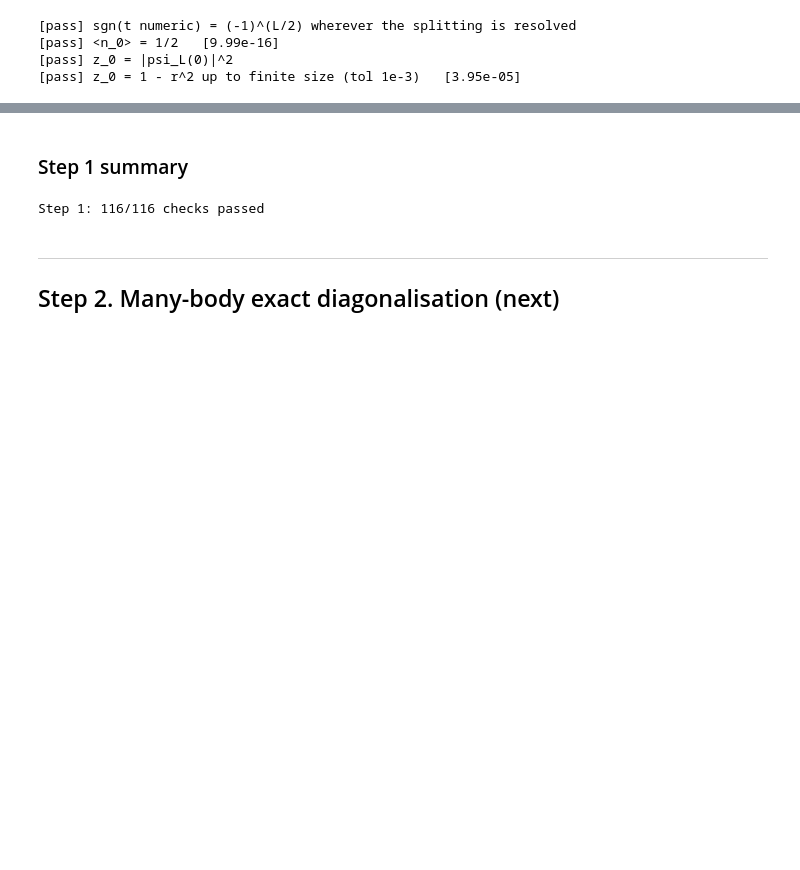
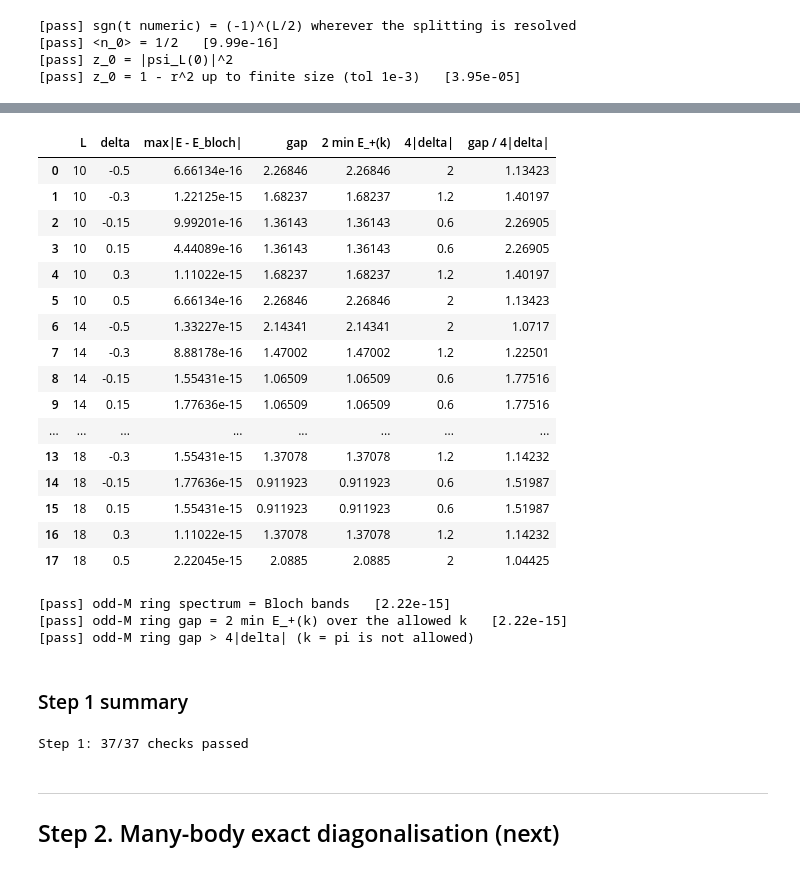
Before and after one commit to kavish707/ssh-model-project, a Jupyter notebook: project_A.ipynb, the cells around one changed output, grey strips where cells are left out. Saved outputs shown, nothing was run; the diff lists cells and outputs as text; code cells hidden in the pictures; blank space fills up the shorter version.

```diff
--- a/project_A.ipynb
+++ b/project_A.ipynb
@@ -555,13 +615,51 @@ check("z_0 = 1 - r^2 up to finite size (tol 1e-3)", np.max(np.abs(bench.z_0 - be
+# %%
+rows = []
+for L in L_RING_ODD:
+    k = 2 * np.pi * np.arange(L // 2) / (L // 2)
+    for delta in DELTA_LIST:
+        E = np.sort(np.linalg.eigvalsh(hopping_matrix(L, delta, periodic=True)))
+        Em, Ep = bloch_bands(k, delta)
+        rows.append({"L": L, "delta": delta, "max|E - E_bloch|": np.max(np.abs(E - np.sort(np.concatenate([Em, Ep])))),
+                     "gap": 2 * E[E > 0].min(), "2 min E_+(k)": 2 * Ep.min(), "4|delta|": 4 * abs(delta)})
+ring_odd = pd.DataFrame(rows)
+ring_odd["gap / 4|delta|"] = ring_odd.gap / ring_odd["4|delta|"]
+display(ring_odd)
+
+check("odd-M ring spectrum = Bloch bands", ring_odd["max|E - E_bloch|"].max() < 1e-12, ring_odd["max|E - E_bloch|"].max())
+dev = np.max(np.abs(ring_odd.gap - ring_odd["2 min E_+(k)"]))
+check("odd-M ring gap = 2 min E_+(k) over the allowed k", dev < 1e-12, dev)
+check("odd-M ring gap > 4|delta| (k = pi is not allowed)", all(ring_odd.gap > ring_odd["4|delta|"]))
+# %% [output]
+|  | L | delta | max|E - E_bloch| | gap | 2 min E_+(k) | 4|delta| | gap / 4|delta| |
+| 0 | 10 | -0.5 | 6.66134e-16 | 2.26846 | 2.26846 | 2 | 1.13423 |
+| 1 | 10 | -0.3 | 1.22125e-15 | 1.68237 | 1.68237 | 1.2 | 1.40197 |
+| 2 | 10 | -0.15 | 9.99201e-16 | 1.36143 | 1.36143 | 0.6 | 2.26905 |
+| 3 | 10 | 0.15 | 4.44089e-16 | 1.36143 | 1.36143 | 0.6 | 2.26905 |
+| 4 | 10 | 0.3 | 1.11022e-15 | 1.68237 | 1.68237 | 1.2 | 1.40197 |
+| 5 | 10 | 0.5 | 6.66134e-16 | 2.26846 | 2.26846 | 2 | 1.13423 |
+| 6 | 14 | -0.5 | 1.33227e-15 | 2.14341 | 2.14341 | 2 | 1.0717 |
+| 7 | 14 | -0.3 | 8.88178e-16 | 1.47002 | 1.47002 | 1.2 | 1.22501 |
+| 8 | 14 | -0.15 | 1.55431e-15 | 1.06509 | 1.06509 | 0.6 | 1.77516 |
+| 9 | 14 | 0.15 | 1.77636e-15 | 1.06509 | 1.06509 | 0.6 | 1.77516 |
+| ... | ... | ... | ... | ... | ... | ... | ... |
+| 13 | 18 | -0.3 | 1.55431e-15 | 1.37078 | 1.37078 | 1.2 | 1.14232 |
+| 14 | 18 | -0.15 | 1.77636e-15 | 0.911923 | 0.911923 | 0.6 | 1.51987 |
+| 15 | 18 | 0.15 | 1.55431e-15 | 0.911923 | 0.911923 | 0.6 | 1.51987 |
+| 16 | 18 | 0.3 | 1.11022e-15 | 1.37078 | 1.37078 | 1.2 | 1.14232 |
+| 17 | 18 | 0.5 | 2.22045e-15 | 2.0885 | 2.0885 | 2 | 1.04425 |
+[pass] odd-M ring spectrum = Bloch bands   [2.22e-15]
+[pass] odd-M ring gap = 2 min E_+(k) over the allowed k   [2.22e-15]
+[pass] odd-M ring gap > 4|delta| (k = pi is not allowed)
 # %% [markdown]
 ### Step 1 summary
 # %%
-n_pass = sum(c["pass"] for c in CHECKS)
+n_pass = sum(c["pass"] for c in CHECKS.values())
 print(f"Step 1: {n_pass}/{len(CHECKS)} checks passed")
-for c in CHECKS:
+for name, c in CHECKS.items():
     if not c["pass"]:
-        print("  FAILED:", c["name"])
+        print("  FAILED:", name)
 # %% [output]
-Step 1: 116/116 checks passed
+Step 1: 37/37 checks passed
 # %% [markdown]
 ---
 ## Step 2. Many-body exact diagonalisation (next)
```
Also changed, not shown: parts of 4 cells of this notebook, 6 other files.
